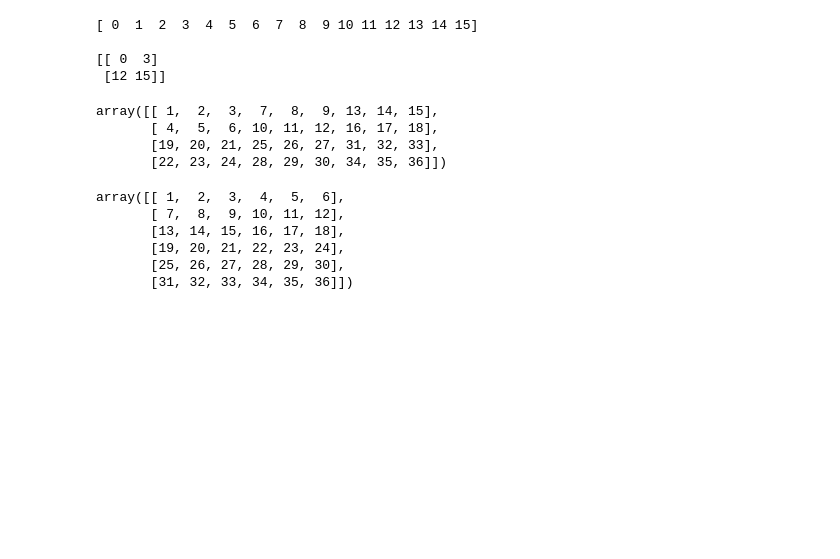
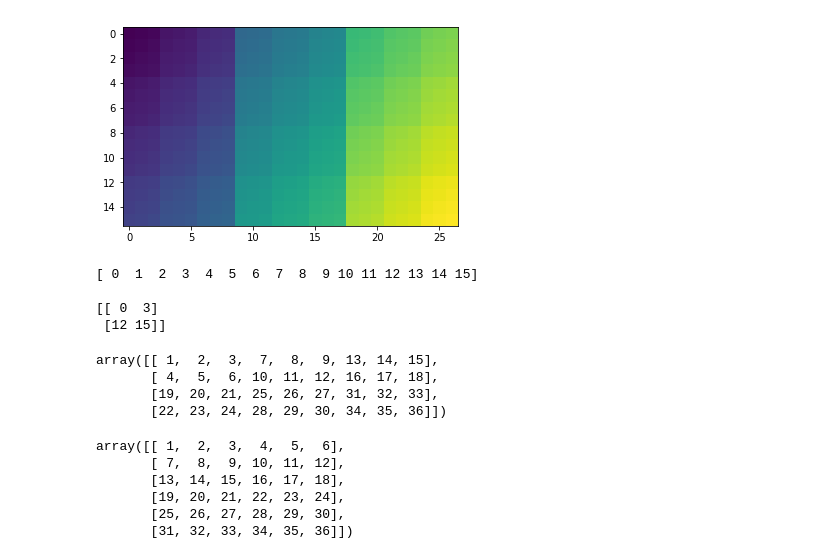
Before and after one commit to daichi-yoshikawa/dnnet, a Jupyter notebook: dnn/utils/im2col.ipynb, the cells around one changed output. Cells and saved outputs as stored; diff of their text form; code cells hidden in the pictures; blank space fills up the shorter version.

```diff
--- a/dnn/utils/im2col.ipynb
+++ b/dnn/utils/im2col.ipynb
@@ -76,0 +273,18 @@ array([[[[ 0,  1,  2,  3],
+# %%
+f_st_r = st_r * strides[0]
+f_st_c = st_c * strides[1]
+
+dst_rows = (rows - f_rows) // strides[0] + 1
+dst_cols = (cols - f_cols) // strides[1] + 1
+dst_shape = (batches, chs, dst_rows, dst_cols, f_rows, f_cols)
+
+st_batch, st_ch, st_r, st_c = pimg.strides
+
+dst_strides = (st_batch, st_ch, f_st_r, f_st_c, st_r, st_c)
+dst_img = as_strided(pimg, shape=dst_shape, strides=dst_strides)
+dst_img = dst_img.transpose(0, 2, 3, 1, 4, 5).reshape(batches, dst_rows*dst_cols, chs*f_rows*f_cols)
+# %%
+plt.imshow(dst_img[0])
+plt.show()
+# %% [output]
+[figure, added]
```
Also changed, not shown: parts of 7 cells of this notebook, 1 other file.
